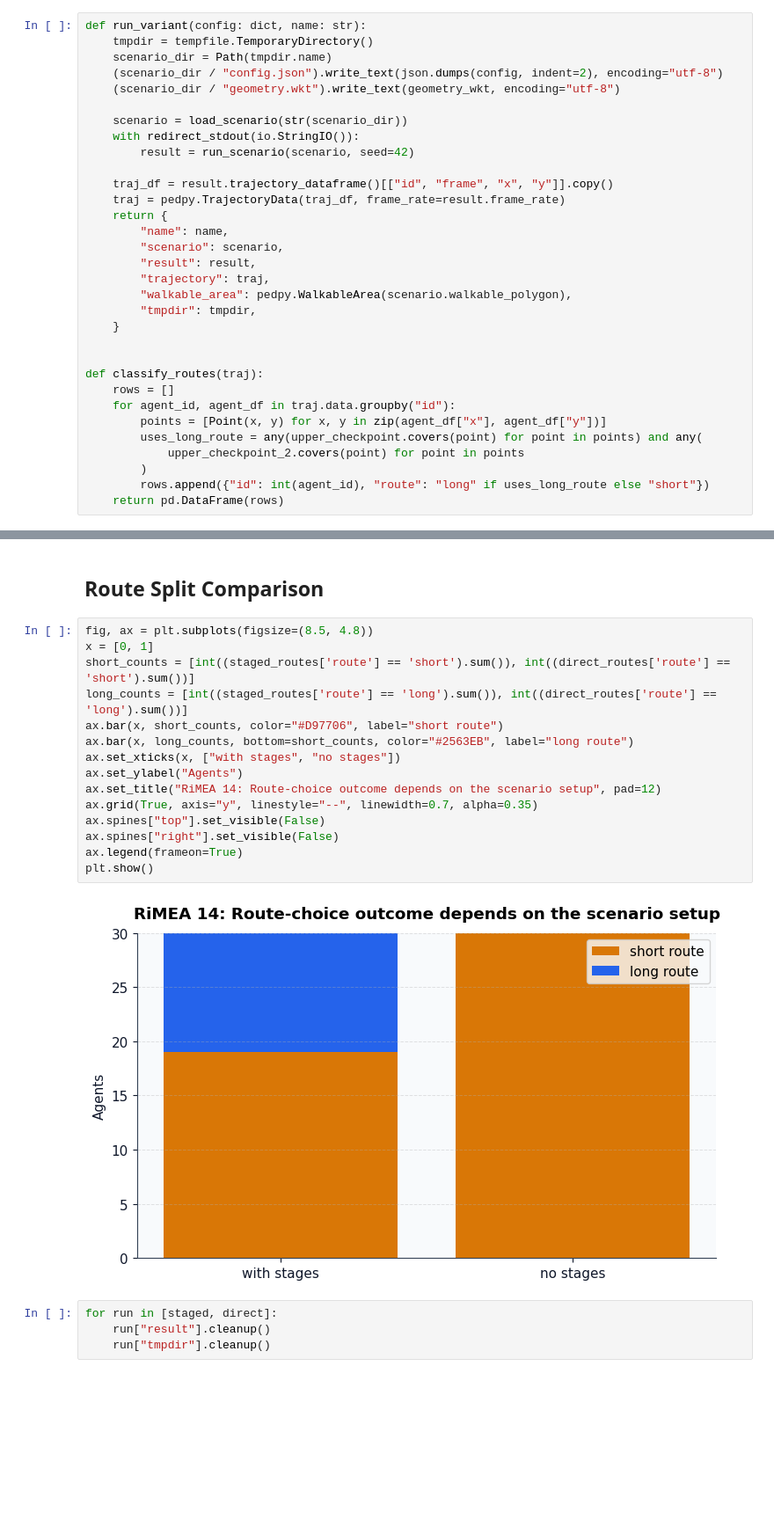
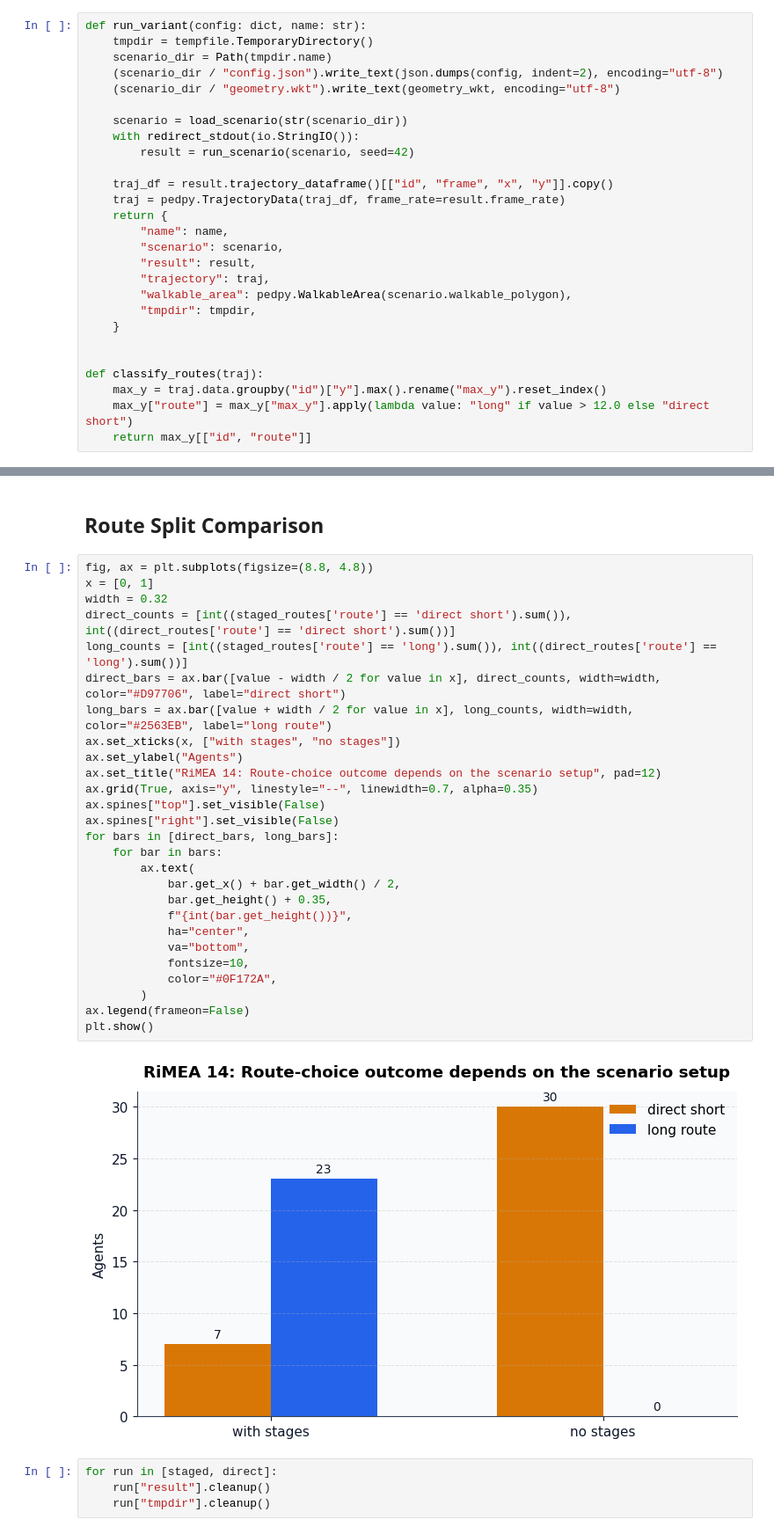
Before and after one commit to PedestrianDynamics/jupedsim-web-community, a Jupyter notebook: scripts/rimea14_route_choice.ipynb, the cells around one changed output, grey strips where cells are left out. Shown at 88% size. Drawn from its saved outputs; the diff is of its cells as text; blank space fills up the shorter version.

```diff
--- a/scripts/rimea14_route_choice.ipynb
+++ b/scripts/rimea14_route_choice.ipynb
@@ -89,14 +87,9 @@ def run_variant(config: dict, name: str):
 
 
 def classify_routes(traj):
-    rows = []
-    for agent_id, agent_df in traj.data.groupby("id"):
-        points = [Point(x, y) for x, y in zip(agent_df["x"], agent_df["y"])]
-        uses_long_route = any(upper_checkpoint.covers(point) for point in points) and any(
-            upper_checkpoint_2.covers(point) for point in points
-        )
-        rows.append({"id": int(agent_id), "route": "long" if uses_long_route else "short"})
-    return pd.DataFrame(rows)
+    max_y = traj.data.groupby("id")["y"].max().rename("max_y").reset_index()
+    max_y["route"] = max_y["max_y"].apply(lambda value: "long" if value > 12.0 else "direct short")
+    return max_y[["id", "route"]]
 # %%
 %%capture
 staged = run_variant(json.loads(json.dumps(raw)), "with stages")
@@ -178,22 +171,34 @@ plt.show()
 # %% [markdown]
 ## Route Split Comparison
 # %%
-fig, ax = plt.subplots(figsize=(8.5, 4.8))
+fig, ax = plt.subplots(figsize=(8.8, 4.8))
 x = [0, 1]
-short_counts = [int((staged_routes['route'] == 'short').sum()), int((direct_routes['route'] == 'short').sum())]
+width = 0.32
+direct_counts = [int((staged_routes['route'] == 'direct short').sum()), int((direct_routes['route'] == 'direct short').sum())]
 long_counts = [int((staged_routes['route'] == 'long').sum()), int((direct_routes['route'] == 'long').sum())]
-ax.bar(x, short_counts, color="#D97706", label="short route")
-ax.bar(x, long_counts, bottom=short_counts, color="#2563EB", label="long route")
+direct_bars = ax.bar([value - width / 2 for value in x], direct_counts, width=width, color="#D97706", label="direct short")
+long_bars = ax.bar([value + width / 2 for value in x], long_counts, width=width, color="#2563EB", label="long route")
 ax.set_xticks(x, ["with stages", "no stages"])
 ax.set_ylabel("Agents")
 ax.set_title("RiMEA 14: Route-choice outcome depends on the scenario setup", pad=12)
 ax.grid(True, axis="y", linestyle="--", linewidth=0.7, alpha=0.35)
 ax.spines["top"].set_visible(False)
 ax.spines["right"].set_visible(False)
-ax.legend(frameon=True)
+for bars in [direct_bars, long_bars]:
+    for bar in bars:
+        ax.text(
+            bar.get_x() + bar.get_width() / 2,
+            bar.get_height() + 0.35,
+            f"{int(bar.get_height())}",
+            ha="center",
+            va="bottom",
+            fontsize=10,
+            color="#0F172A",
+        )
+ax.legend(frameon=False)
 plt.show()
 # %% [output]
-[figure, old version]
+[figure, new version]
 # %%
 for run in [staged, direct]:
     run["result"].cleanup()
```
Also changed, not shown: parts of 4 cells of this notebook, 5 other files.
